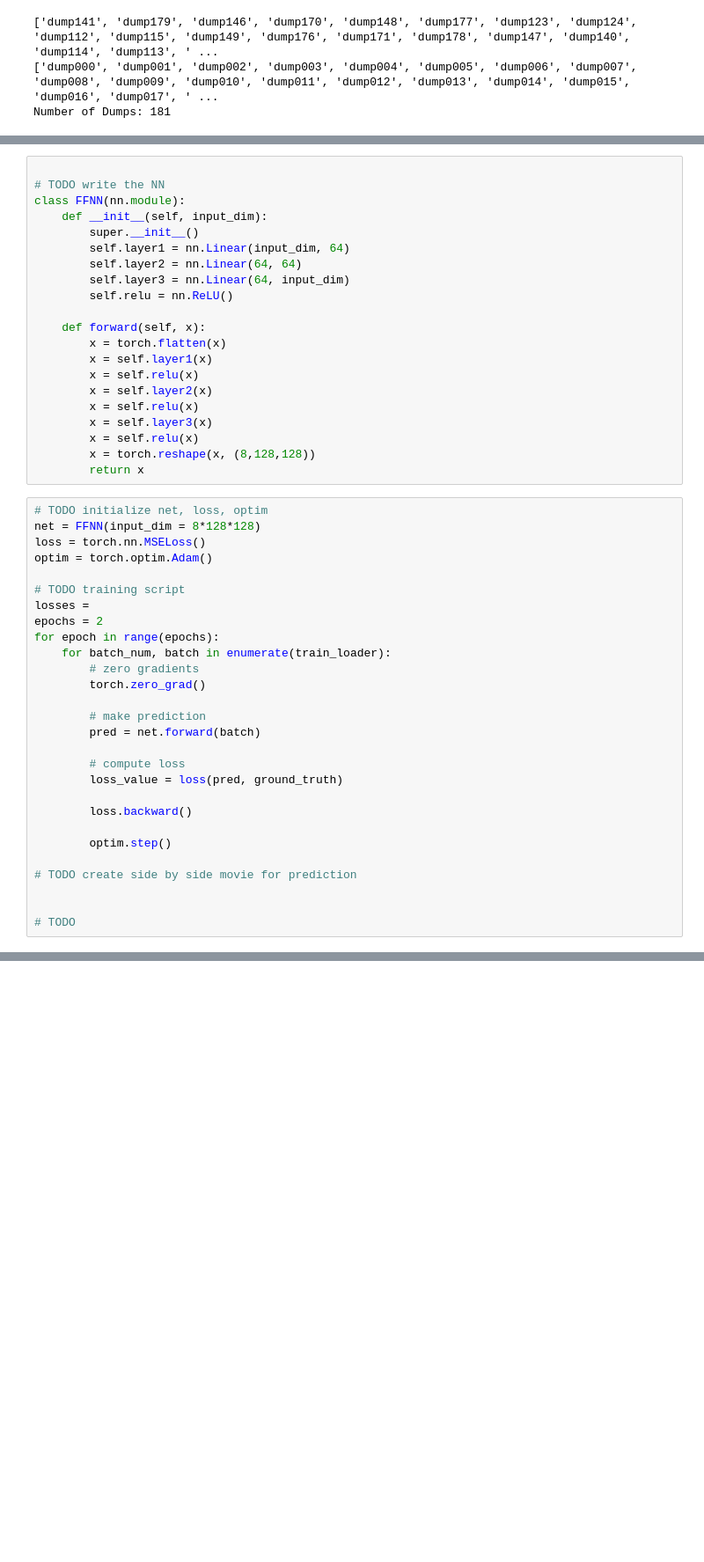
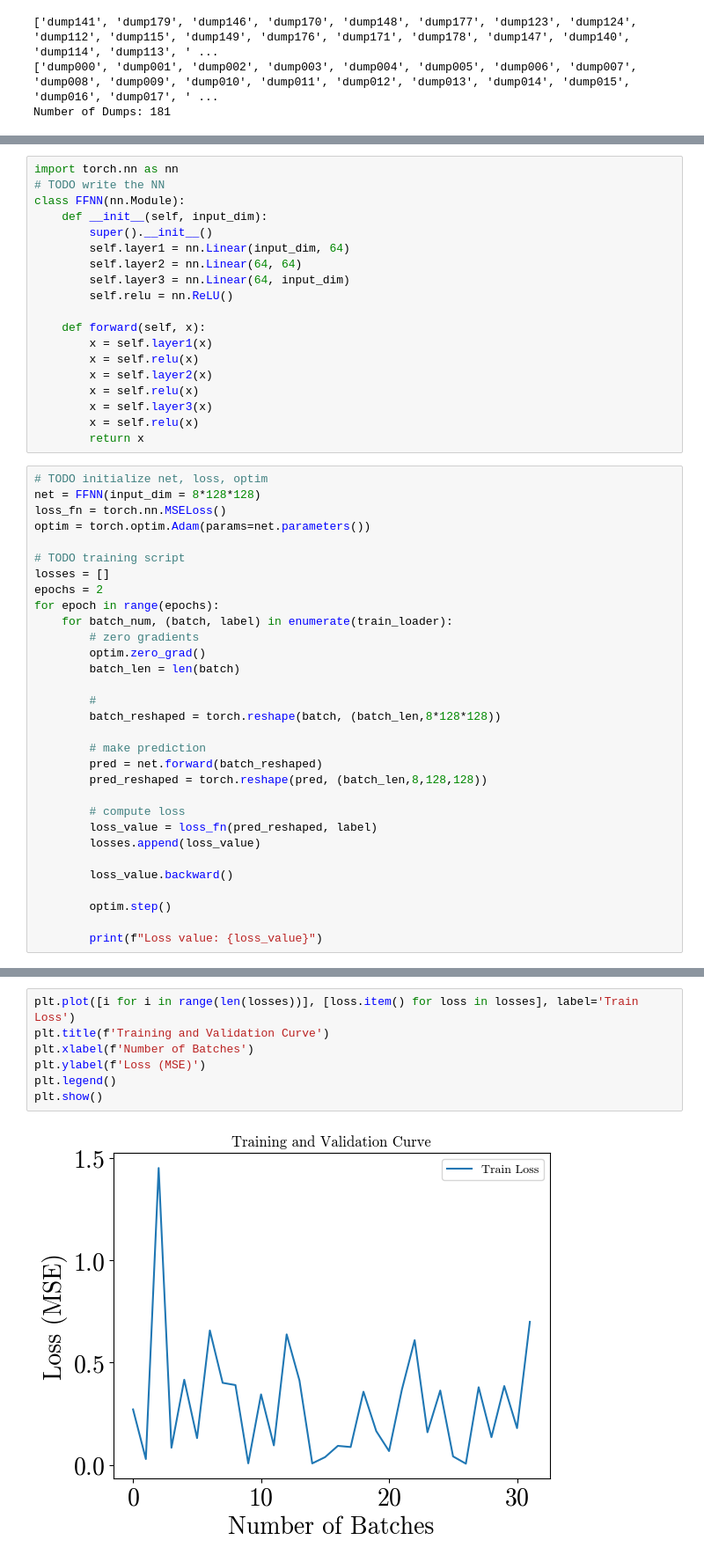
Before and after one commit to JackHanke/bh, a Jupyter notebook: harmpi/harm.ipynb, the cells around one changed output, grey strips where cells are left out. Shown at 88% size. Cells and saved outputs as stored; diff of their text form; blank space fills up the shorter version.

```diff
--- a/harmpi/harm.ipynb
+++ b/harmpi/harm.ipynb
@@ -112,51 +110,52 @@ train_loader = DataLoader(train_dataset, batch_size=BATCH_SIZE, shuffle=True)
 val_loader = DataLoader(val_dataset, batch_size=BATCH_SIZE, shuffle=False)
 test_loader = DataLoader(test_dataset, batch_size=BATCH_SIZE, shuffle=False)
 # %%
-
+import torch.nn as nn
 # TODO write the NN
-class FFNN(nn.module):
+class FFNN(nn.Module):
     def __init__(self, input_dim):
-        super.__init__()
+        super().__init__()
         self.layer1 = nn.Linear(input_dim, 64)
         self.layer2 = nn.Linear(64, 64)
         self.layer3 = nn.Linear(64, input_dim)
         self.relu = nn.ReLU()
 
     def forward(self, x):
-        x = torch.flatten(x)
         x = self.layer1(x)
         x = self.relu(x)
         x = self.layer2(x)
         x = self.relu(x)
         x = self.layer3(x)
         x = self.relu(x)
-        x = torch.reshape(x, (8,128,128))
         return x
 # %%
 # TODO initialize net, loss, optim
 net = FFNN(input_dim = 8*128*128)
-loss = torch.nn.MSELoss()
-optim = torch.optim.Adam()
+loss_fn = torch.nn.MSELoss()
+optim = torch.optim.Adam(params=net.parameters())
 
 # TODO training script
-losses =
+losses = []
 epochs = 2
 for epoch in range(epochs):
-    for batch_num, batch in enumerate(train_loader):
+    for batch_num, (batch, label) in enumerate(train_loader):
         # zero gradients
-        torch.zero_grad()
+        optim.zero_grad()
+        batch_len = len(batch)
+
+        #
+        batch_reshaped = torch.reshape(batch, (batch_len,8*128*128))
 
         # make prediction
-        pred = net.forward(batch)
+        pred = net.forward(batch_reshaped)
+        pred_reshaped = torch.reshape(pred, (batch_len,8,128,128))
 
         # compute loss
-        loss_value = loss(pred, ground_truth)
+        loss_value = loss_fn(pred_reshaped, label)
+        losses.append(loss_value)
 
-        loss.backward()
+        loss_value.backward()
 
         optim.step()
 
-# TODO create side by side movie for prediction
-
-
-# TODO
+        print(f"Loss value: {loss_value}")
@@ -162,0 +180,9 @@ for epoch in range(epochs):
+# %%
+plt.plot([i for i in range(len(losses))], [loss.item() for loss in losses], label='Train Loss')
+plt.title(f'Training and Validation Curve')
+plt.xlabel(f'Number of Batches')
+plt.ylabel(f'Loss (MSE)')
+plt.legend()
+plt.show()
+# %% [output]
+[figure, added]
```
Also changed, not shown: parts of 4 cells of this notebook.
